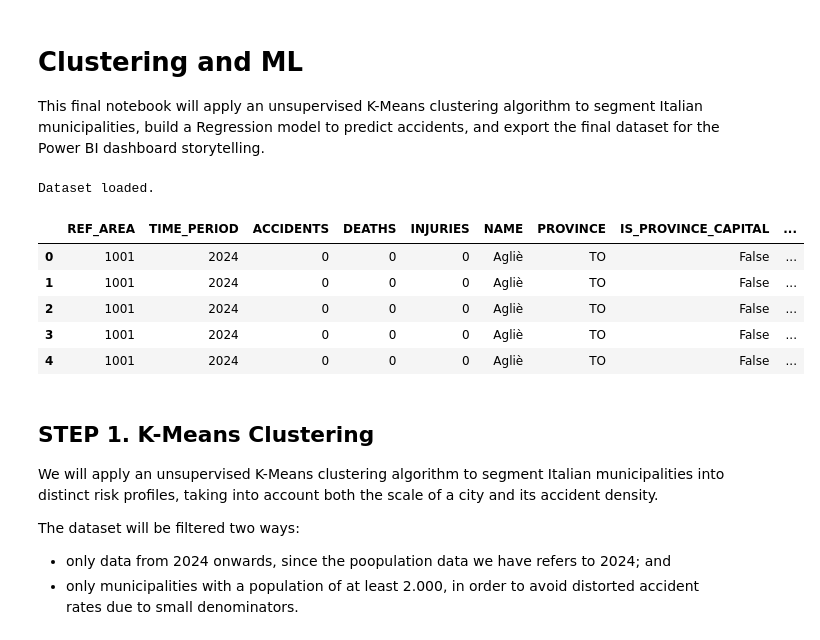
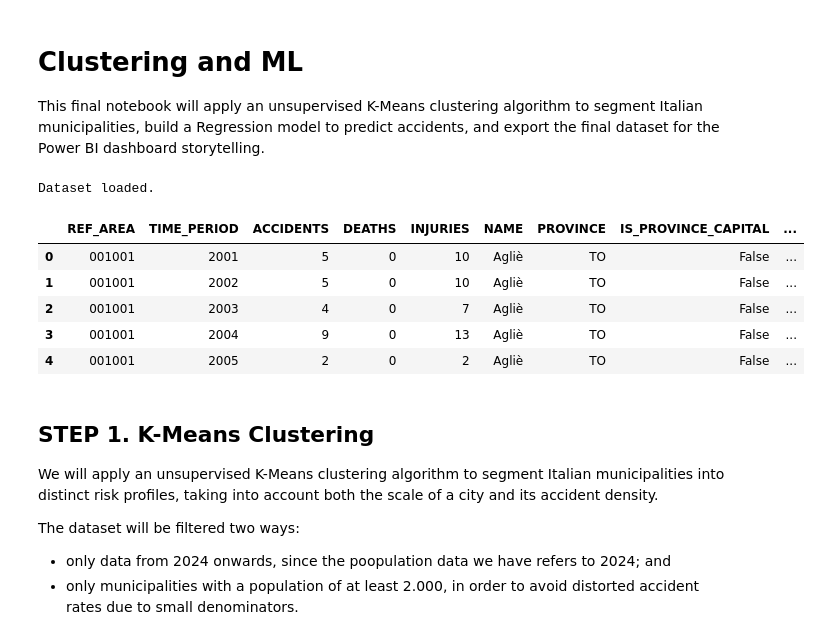
Before and after one commit to maurancino/final-project, a Jupyter notebook: notebooks/3. Clustering and ML.ipynb, the cells around one changed output. Drawn from its saved outputs; the diff is of its cells as text; code cells hidden in the pictures.

```diff
--- a/notebooks/3. Clustering and ML.ipynb
+++ b/notebooks/3. Clustering and ML.ipynb
@@ -4,22 +4,25 @@ This final notebook will apply an unsupervised K-Means clustering algorithm to s
 # %%
 import pandas as pd
 import numpy as np
 import matplotlib.pyplot as plt
 import seaborn as sns
 
 # Load the dataset
-df_raw = pd.read_csv("../data/2_final.csv")
+df_raw = pd.read_csv("../data/2_final.csv",
+    dtype={"REF_AREA": str, "PROVINCE": str},
+    keep_default_na=False
+)
 
 print("Dataset loaded.")
 df_raw.head()
 # %% [output]
 Dataset loaded.
 |  | REF_AREA | TIME_PERIOD | ACCIDENTS | DEATHS | INJURIES | NAME | PROVINCE | IS_PROVINCE_CAPITAL | ... |
-| 0 | 1001 | 2024 | 0 | 0 | 0 | Agliè | TO | False | ... |
-| 1 | 1001 | 2024 | 0 | 0 | 0 | Agliè | TO | False | ... |
-| 2 | 1001 | 2024 | 0 | 0 | 0 | Agliè | TO | False | ... |
-| 3 | 1001 | 2024 | 0 | 0 | 0 | Agliè | TO | False | ... |
-| 4 | 1001 | 2024 | 0 | 0 | 0 | Agliè | TO | False | ... |
+| 0 | 001001 | 2001 | 5 | 0 | 10 | Agliè | TO | False | ... |
+| 1 | 001001 | 2002 | 5 | 0 | 10 | Agliè | TO | False | ... |
+| 2 | 001001 | 2003 | 4 | 0 | 7 | Agliè | TO | False | ... |
+| 3 | 001001 | 2004 | 9 | 0 | 13 | Agliè | TO | False | ... |
+| 4 | 001001 | 2005 | 2 | 0 | 2 | Agliè | TO | False | ... |
 # %% [markdown]
 ## STEP 1. K-Means Clustering
 We will apply an unsupervised K-Means clustering algorithm to segment Italian municipalities into distinct risk profiles, taking into account both the scale of a city and its accident density.
```
Also changed, not shown: parts of 14 cells of this notebook, 3 other files.
